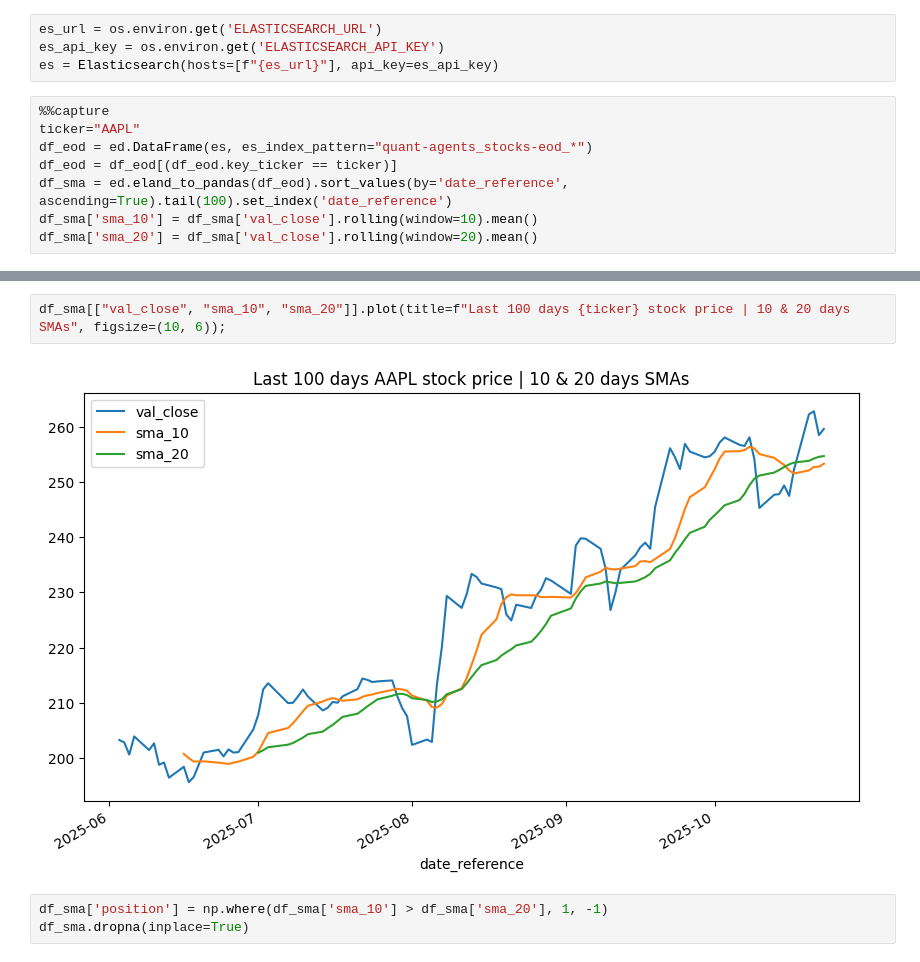
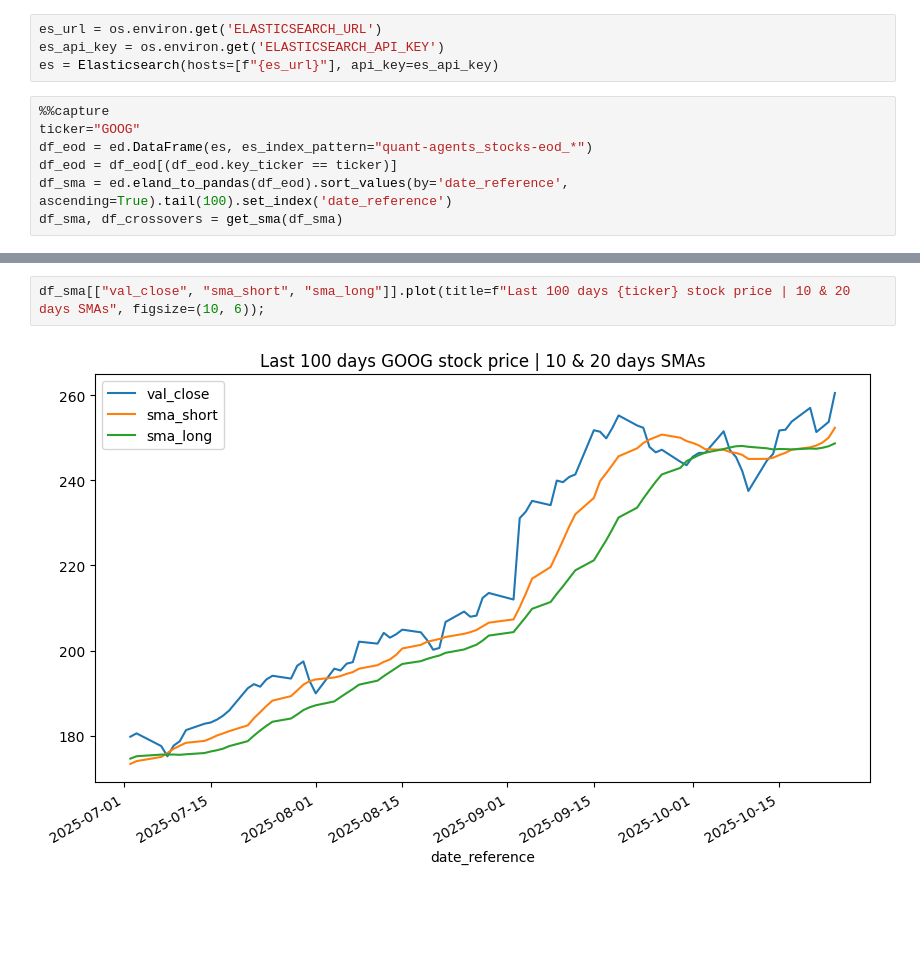
Before and after one commit to bsantanna/quant-agents, a Jupyter notebook: notebooks/02_backtest_stocks_interday_sma.ipynb, the cells around one changed output, grey strips where cells are left out. Saved outputs shown, nothing was run; the diff lists cells and outputs as text; blank space fills up the shorter version.

```diff
--- a/notebooks/02_backtest_stocks_interday_sma.ipynb
+++ b/notebooks/02_backtest_stocks_interday_sma.ipynb
@@ -16,9 +17,8 @@ es_api_key = os.environ.get('ELASTICSEARCH_API_KEY')
 es = Elasticsearch(hosts=[f"{es_url}"], api_key=es_api_key)
 # %%
 %%capture
-ticker="AAPL"
+ticker="GOOG"
 df_eod = ed.DataFrame(es, es_index_pattern="quant-agents_stocks-eod_*")
 df_eod = df_eod[(df_eod.key_ticker == ticker)]
 df_sma = ed.eland_to_pandas(df_eod).sort_values(by='date_reference', ascending=True).tail(100).set_index('date_reference')
-df_sma['sma_10'] = df_sma['val_close'].rolling(window=10).mean()
-df_sma['sma_20'] = df_sma['val_close'].rolling(window=20).mean()
+df_sma, df_crossovers = get_sma(df_sma)
@@ -35,10 +35,7 @@ df_sma.tail()
 # %%
-df_sma[["val_close", "sma_10", "sma_20"]].plot(title=f"Last 100 days {ticker} stock price | 10 & 20 days SMAs", figsize=(10, 6));
+df_sma[["val_close", "sma_short", "sma_long"]].plot(title=f"Last 100 days {ticker} stock price | 10 & 20 days SMAs", figsize=(10, 6));
 # %% [output]
-[figure, old version]
+[figure, new version]
-# %%
-df_sma['position'] = np.where(df_sma['sma_10'] > df_sma['sma_20'], 1, -1)
-df_sma.dropna(inplace=True)
 # %%
 df_sma['position'].plot(
     ylim=[-1.1, 1.1],
```
Also changed, not shown: parts of 7 cells of this notebook, 13 other files.
